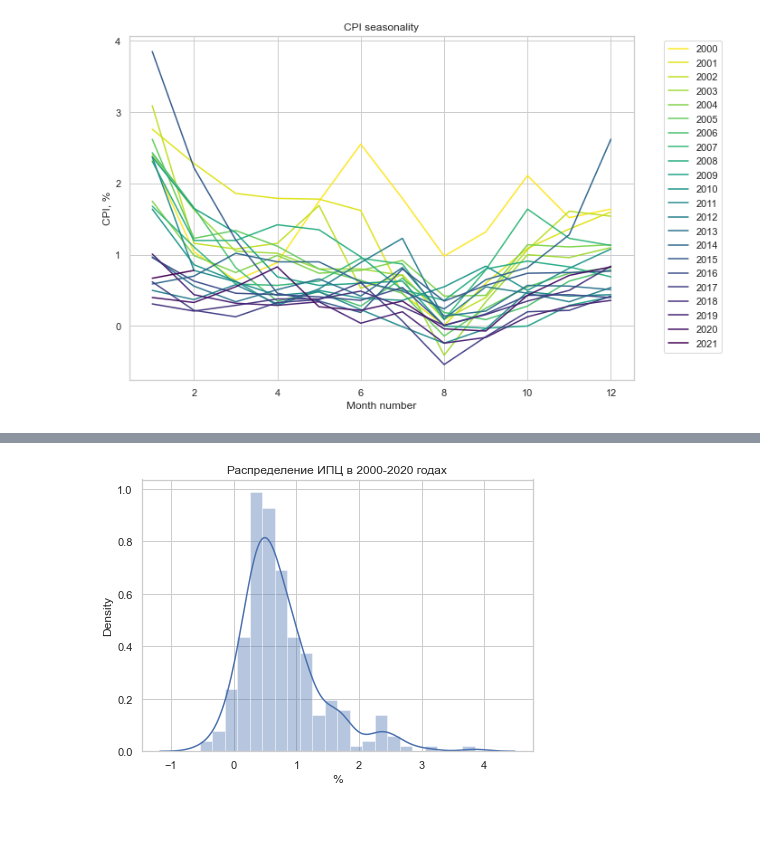
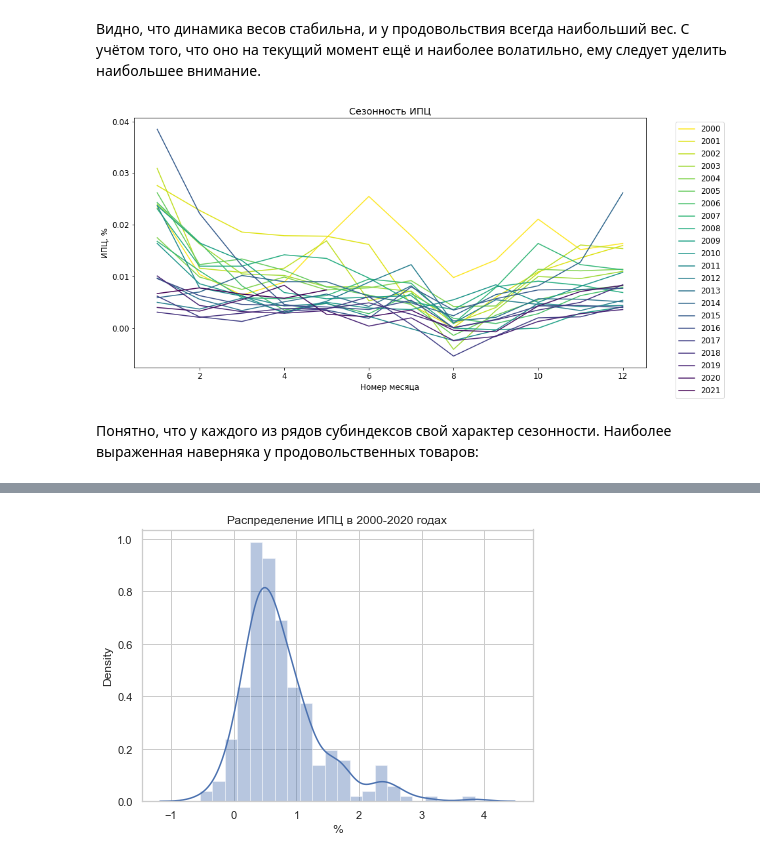
Before and after one commit to darkmetrics/CPI, a Jupyter notebook: Model.ipynb, the cells around one changed output, grey strips where cells are left out. Cells and saved outputs as stored; diff of their text form; code cells hidden in the pictures; blank space fills up the shorter version.

```diff
--- a/Model.ipynb
+++ b/Model.ipynb
@@ -51,5 +64,5 @@ https://rosstat.gov.ru/price
 # %%
-data = pd.read_csv('data/clean_cpi.csv', index_col=0, parse_dates=True)
+data = pd.read_csv('data/clean_data.csv', index_col=0, parse_dates=True)
 # %%
 data.head()
 # %% [output]
@@ -62,0 +145,2 @@ data.head()
+# %%
+rcParams['font.size'] = 12
@@ -67,7 +197,11 @@ data.head()
+# %% [markdown]
+Видно, что динамика весов стабильна, и у продовольствия всегда наибольший вес. С учётом того, что оно на текущий момент ещё и наиболее волатильно, ему следует уделить наибольшее внимание.
 # %%
 def seasonal_plot(ts, n_periods, plot_size,
                   title, xlabel, ylabel):
+
     '''Seasonal chart for n_periods in year'''
+
     colors = plt.cm.viridis_r(np.linspace(0,1,ts.index.year.unique().shape[0]))
 
     plt.figure(figsize=plot_size)
@@ -76,10 +210,15 @@ def seasonal_plot(ts, n_periods, plot_size,
     plt.ylabel(ylabel)
 
     for i, year in enumerate(ts.index.year.unique().values.tolist()):
-        plt.plot(list(range(1, n_periods+1)), ts[str(year)].values, label=str(year), color=colors[i])
+        plt.plot(list(range(1, n_periods+1)),
+                 ts[str(year)].values,
+                 label=str(year),
+                 color=colors[i])
     plt.legend(bbox_to_anchor=(1.05, 1));
 # %%
-seasonal_plot(ts=data['2000':]-100, plot_size=(10, 7), n_periods=12,
-              title='CPI seasonality', ylabel='CPI, %', xlabel='Month number')
+seasonal_plot(ts=data.cpi['2000':], plot_size=(14, 7), n_periods=12,
+              title='Сезонность ИПЦ', ylabel='ИПЦ, %', xlabel='Номер месяца')
 # %% [output]
-[figure, old version]
+[figure, new version]
+# %% [markdown]
+Понятно, что у каждого из рядов субиндексов свой характер сезонности. Наиболее выраженная наверняка у продовольственных товаров:
```
Also changed, not shown: parts of 30 cells of this notebook, 6 other files.
